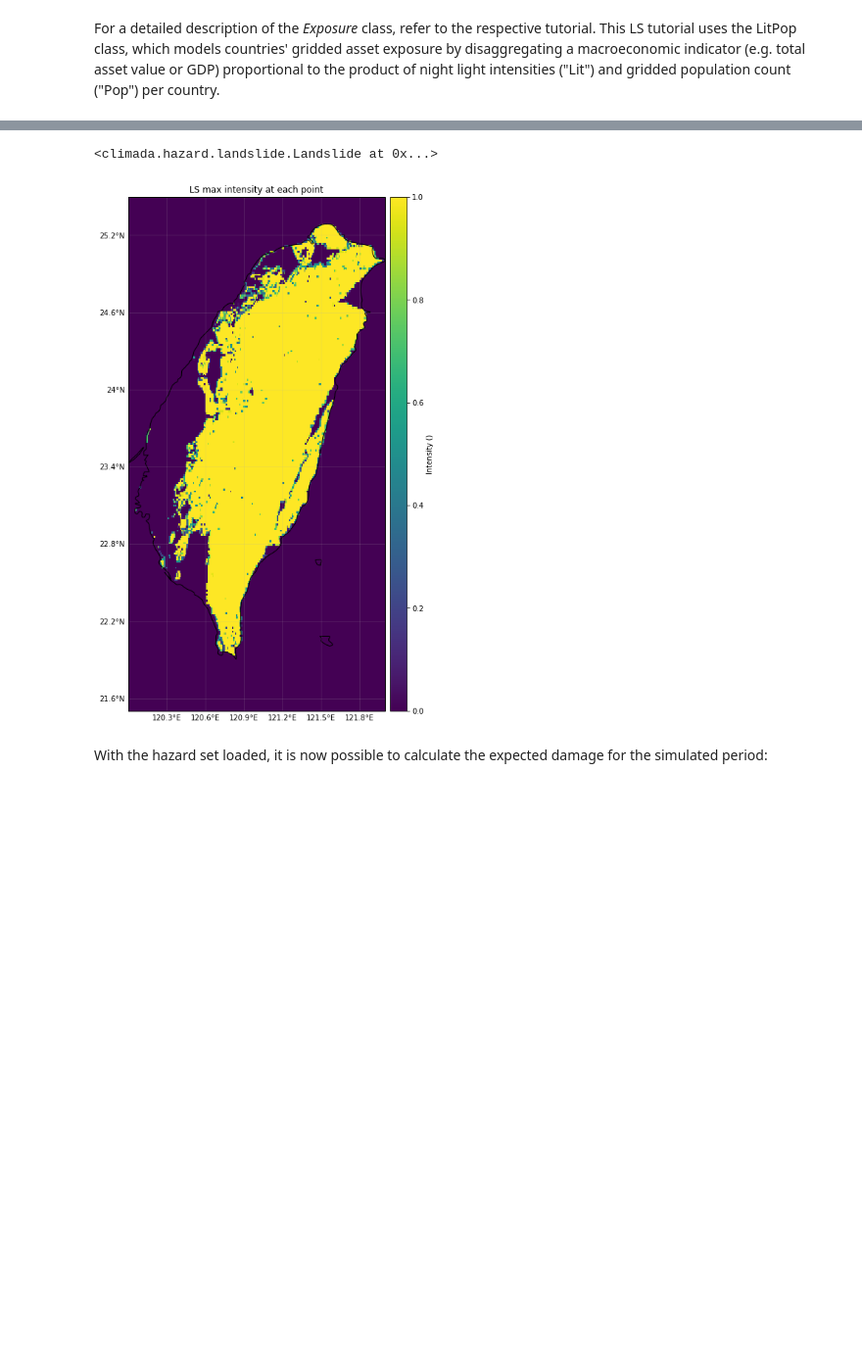
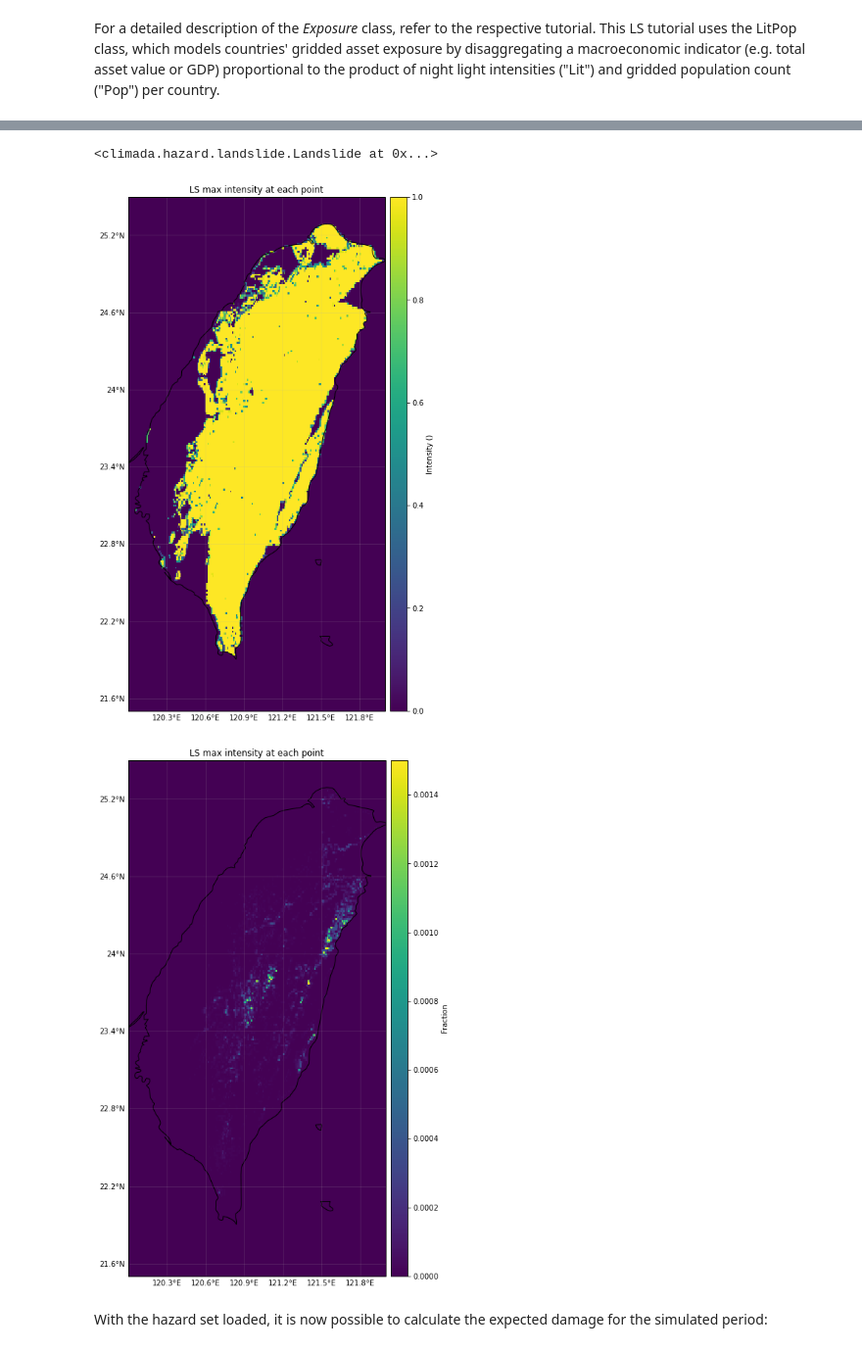
Before and after one commit to mmyrte/climada_python, a Jupyter notebook: doc/tutorial/climada_hazard_Landslide.ipynb, the cells around one changed output, grey strips where cells are left out. Shown at 98% size. Cells and saved outputs as stored; diff of their text form; code cells hidden in the pictures; blank space fills up the shorter version.

```diff
--- a/doc/tutorial/climada_hazard_Landslide.ipynb
+++ b/doc/tutorial/climada_hazard_Landslide.ipynb
@@ -144,5 +156,7 @@ import os
 # %%
+# Setting precipitation-triggered landslide hazard for Taiwan
 haz_ls_taiwan_prob = Landslide()
 bbox_taiwan = [25.5, 122.0, 21.5, 120.0]
-haz_ls_taiwan_prob.set_ls_model_prob(bbox=bbox_taiwan, check_plots=1)
+path_lsfile = 'your path to ls_pr.tif' #e.g.'/Users/evelynm/climada_python/data/system/ls_pr/ls_pr.tif'
+haz_ls_taiwan_prob.set_ls_model_prob(bbox=bbox_taiwan, path_sourcefile=path_lsfile, check_plots=1)
 # %% [output]
@@ -151,5 +164,6 @@ haz_ls_taiwan_prob.set_ls_model_prob(bbox=bbox_taiwan, check_plots=1)
 <climada.hazard.landslide.Landslide at 0x...>
 [figure]
+[figure, added]
 # %% [markdown]
 With the hazard set loaded, it is now possible to calculate the expected damage for the simulated period:
 # %%
```
Also changed, not shown: parts of 14 cells of this notebook, 2 other files.
